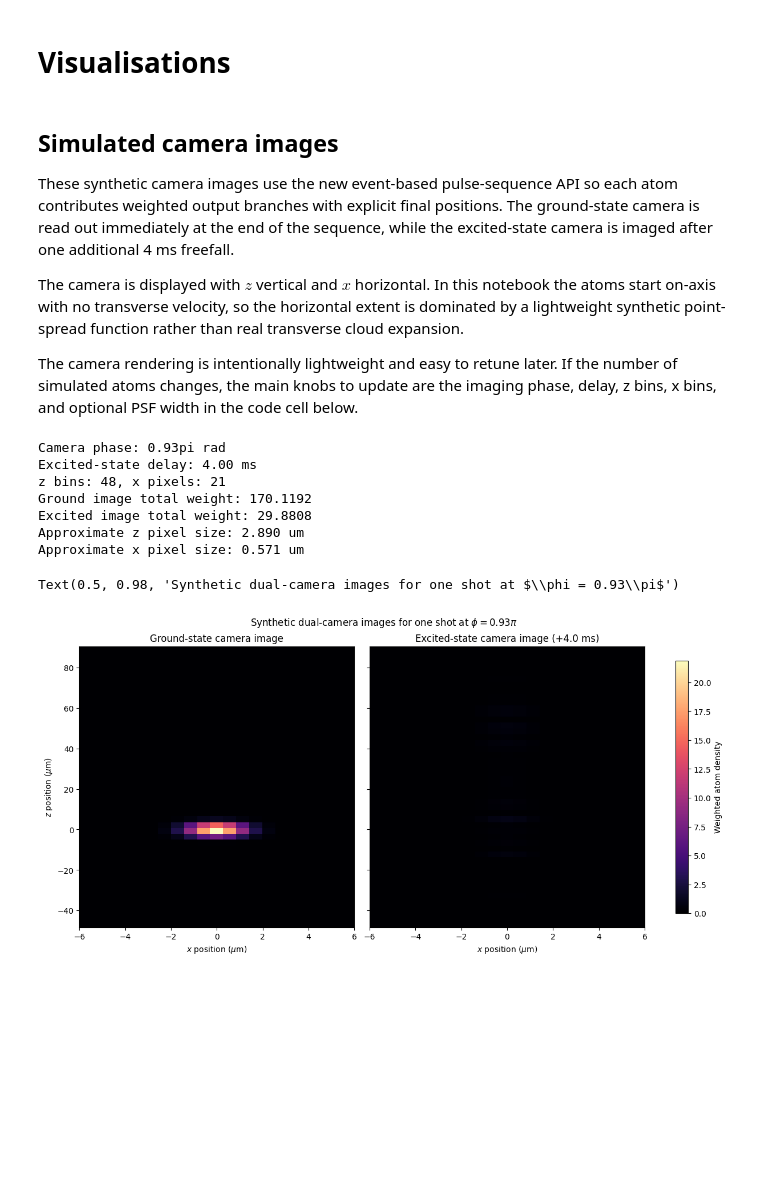
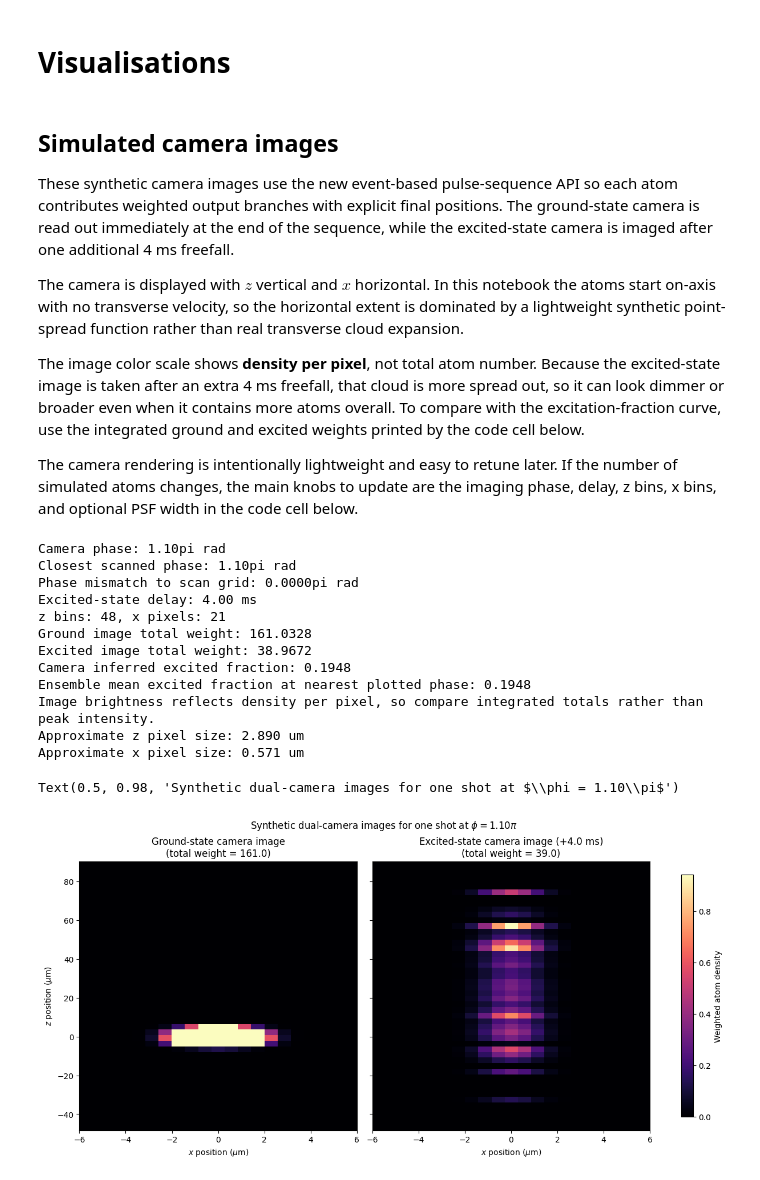
Before and after one commit to charlesbaynham/LMT_sim_scratch, a Jupyter notebook: notebooks/mach_zehnder_with_temperature.ipynb, the cells around one changed output. Saved outputs shown, nothing was run; the diff lists cells and outputs as text; code cells hidden in the pictures; blank space fills up the shorter version.

Commit message:
Slop slop slop

```diff
--- a/notebooks/mach_zehnder_with_temperature.ipynb
+++ b/notebooks/mach_zehnder_with_temperature.ipynb
@@ -145,6 +145,8 @@ These synthetic camera images use the new event-based pulse-sequence API so each
 
 The camera is displayed with $z$ vertical and $x$ horizontal. In this notebook the atoms start on-axis with no transverse velocity, so the horizontal extent is dominated by a lightweight synthetic point-spread function rather than real transverse cloud expansion.
 
+The image color scale shows **density per pixel**, not total atom number. Because the excited-state image is taken after an extra 4 ms freefall, that cloud is more spread out, so it can look dimmer or broader even when it contains more atoms overall. To compare with the excitation-fraction curve, use the integrated ground and excited weights printed by the code cell below.
+
 The camera rendering is intentionally lightweight and easy to retune later. If the number of simulated atoms changes, the main knobs to update are the imaging phase, delay, z bins, x bins, and optional PSF width in the code cell below.
 # %%
 import logging
@@ -164,7 +166,7 @@ from lmt_sim.lmt_simulation import (
 )
 
 # Lightweight camera knobs: adjust these if N_ATOMS changes later.
-CAMERA_PHASE = np.random.uniform(0, 2 * np.pi)
+CAMERA_PHASE = 1.1*np.pi
 CAMERA_EXCITED_DELAY = 4e-3
 CAMERA_Z_BINS = 48
 CAMERA_X_PIXELS = 21
@@ -173,7 +175,7 @@ CAMERA_X_PADDING_FRACTION = 0.25
 CAMERA_X_MIN_HALF_RANGE_UM = 6.0
 CAMERA_PSF_SIGMA_PIXELS = 1.5
 
-
+# FIXME THis is slop. Do it myself
 def simulate_mz_final_state_pulse_api(
     phi,
     initial_velocity_z=0.0,
@@ -321,53 +323,71 @@ excited_image = make_camera_image(
     CAMERA_PSF_SIGMA_PIXELS,
 )
 
+ground_total = sum(row["weight"] for row in ground_rows)
+excited_total = sum(row["weight"] for row in excited_rows)
+camera_excited_fraction = excited_total / (ground_total + excited_total)
+
+nearest_phase_idx = np.argmin(np.abs(phi_values - CAMERA_PHASE))
+ensemble_excited_fraction = mean_excitation[nearest_phase_idx]
+phase_error = np.abs(phi_values[nearest_phase_idx] - CAMERA_PHASE)
+
 x_edges_um = 1e6 * x_edges
 z_edges_um = 1e6 * z_edges
 extent = [x_edges_um[0], x_edges_um[-1], z_edges_um[0], z_edges_um[-1]]
-vmax = max(ground_image.max(), excited_image.max())
+vmax = min(ground_image.max(), excited_image.max())
 
 fig, axes = plt.subplots(1, 2, figsize=(12, 6), sharey=True, constrained_layout=True)
 images = [ground_image, excited_image]
 titles = [
-    "Ground-state camera image",
-    f"Excited-state camera image (+{1e3 * CAMERA_EXCITED_DELAY:.1f} ms)",
+    f"Ground-state camera image\n(total weight = {ground_total:.1f})",
+    f"Excited-state camera image (+{1e3 * CAMERA_EXCITED_DELAY:.1f} ms)\n(total weight = {excited_total:.1f})",
 ]
 
 for ax, image, title in zip(axes, images, titles):
     im = ax.imshow(
         image,
         origin="lower",
         aspect="auto",
         extent=extent,
         cmap="magma",
         vmin=0.0,
         vmax=vmax,
     )
     ax.set_title(title)
     ax.set_xlabel(r"$x$ position ($\mu$m)")
 
 axes[0].set_ylabel(r"$z$ position ($\mu$m)")
 cbar = fig.colorbar(im, ax=axes, shrink=0.9)
 cbar.set_label("Weighted atom density")
 
 print(f"Camera phase: {CAMERA_PHASE / np.pi:.2f}pi rad")
+print(f"Closest scanned phase: {phi_values[nearest_phase_idx] / np.pi:.2f}pi rad")
+print(f"Phase mismatch to scan grid: {phase_error / np.pi:.4f}pi rad")
 print(f"Excited-state delay: {1e3 * CAMERA_EXCITED_DELAY:.2f} ms")
 print(f"z bins: {CAMERA_Z_BINS}, x pixels: {CAMERA_X_PIXELS}")
-print(f"Ground image total weight: {sum(row['weight'] for row in ground_rows):.4f}")
-print(f"Excited image total weight: {sum(row['weight'] for row in excited_rows):.4f}")
+print(f"Ground image total weight: {ground_total:.4f}")
+print(f"Excited image total weight: {excited_total:.4f}")
+print(f"Camera inferred excited fraction: {camera_excited_fraction:.4f}")
+print(f"Ensemble mean excited fraction at nearest plotted phase: {ensemble_excited_fraction:.4f}")
+print("Image brightness reflects density per pixel, so compare integrated totals rather than peak intensity.")
 print(f"Approximate z pixel size: {np.diff(z_edges_um).mean():.3f} um")
 print(f"Approximate x pixel size: {np.diff(x_edges_um).mean():.3f} um")
 
 fig.suptitle(
     f"Synthetic dual-camera images for one shot at $\\phi = {CAMERA_PHASE / np.pi:.2f}\\pi$",
 )
 # %% [output]
-Camera phase: 0.93pi rad
+Camera phase: 1.10pi rad
+Closest scanned phase: 1.10pi rad
+Phase mismatch to scan grid: 0.0000pi rad
 Excited-state delay: 4.00 ms
 z bins: 48, x pixels: 21
-Ground image total weight: 170.1192
-Excited image total weight: 29.8808
+Ground image total weight: 161.0328
+Excited image total weight: 38.9672
+Camera inferred excited fraction: 0.1948
+Ensemble mean excited fraction at nearest plotted phase: 0.1948
+Image brightness reflects density per pixel, so compare integrated totals rather than peak intensity.
 Approximate z pixel size: 2.890 um
 Approximate x pixel size: 0.571 um
-Text(0.5, 0.98, 'Synthetic dual-camera images for one shot at $\\phi = 0.93\\pi$')
+Text(0.5, 0.98, 'Synthetic dual-camera images for one shot at $\\phi = 1.10\\pi$')
-[figure, old version]
+[figure, new version]
```
